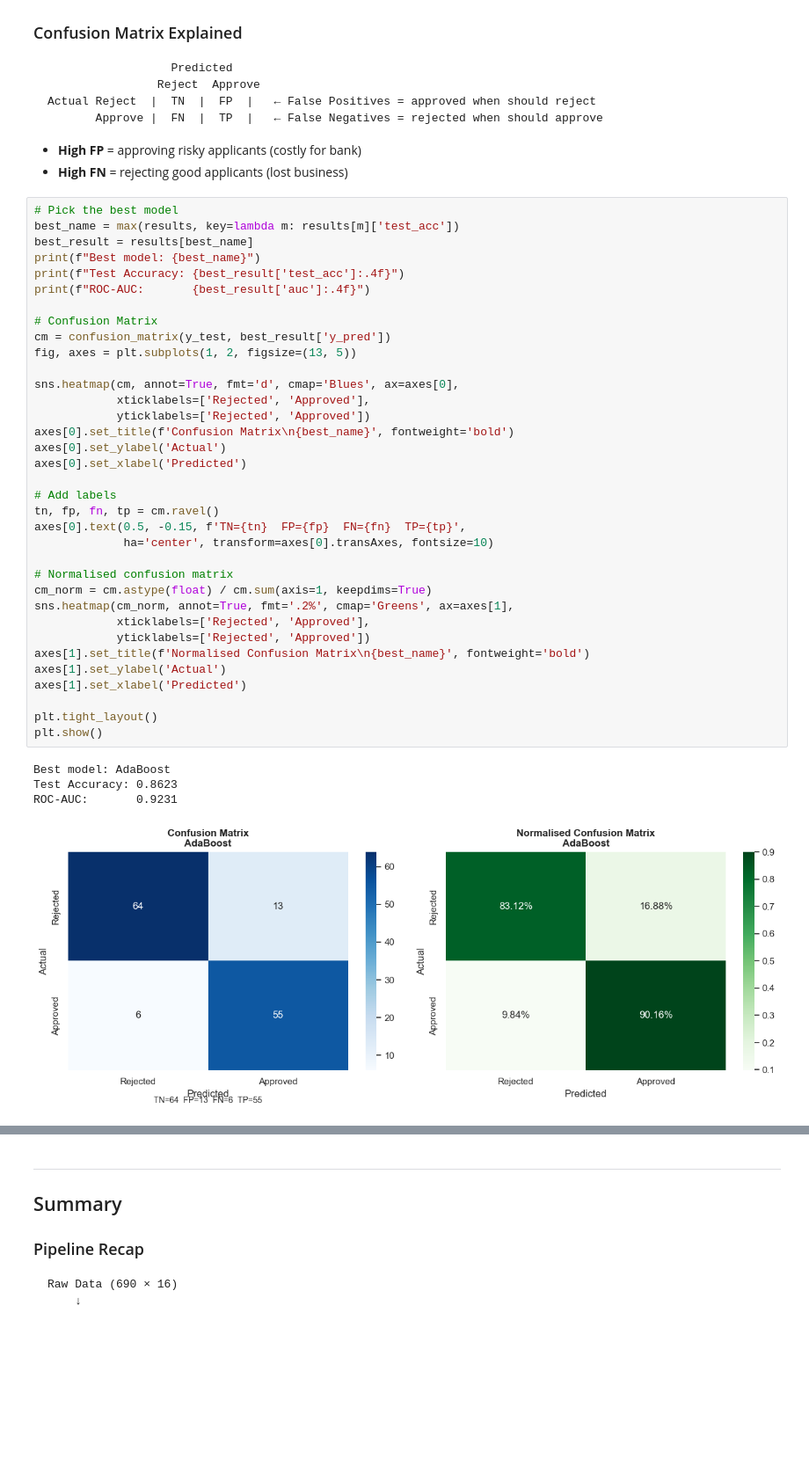
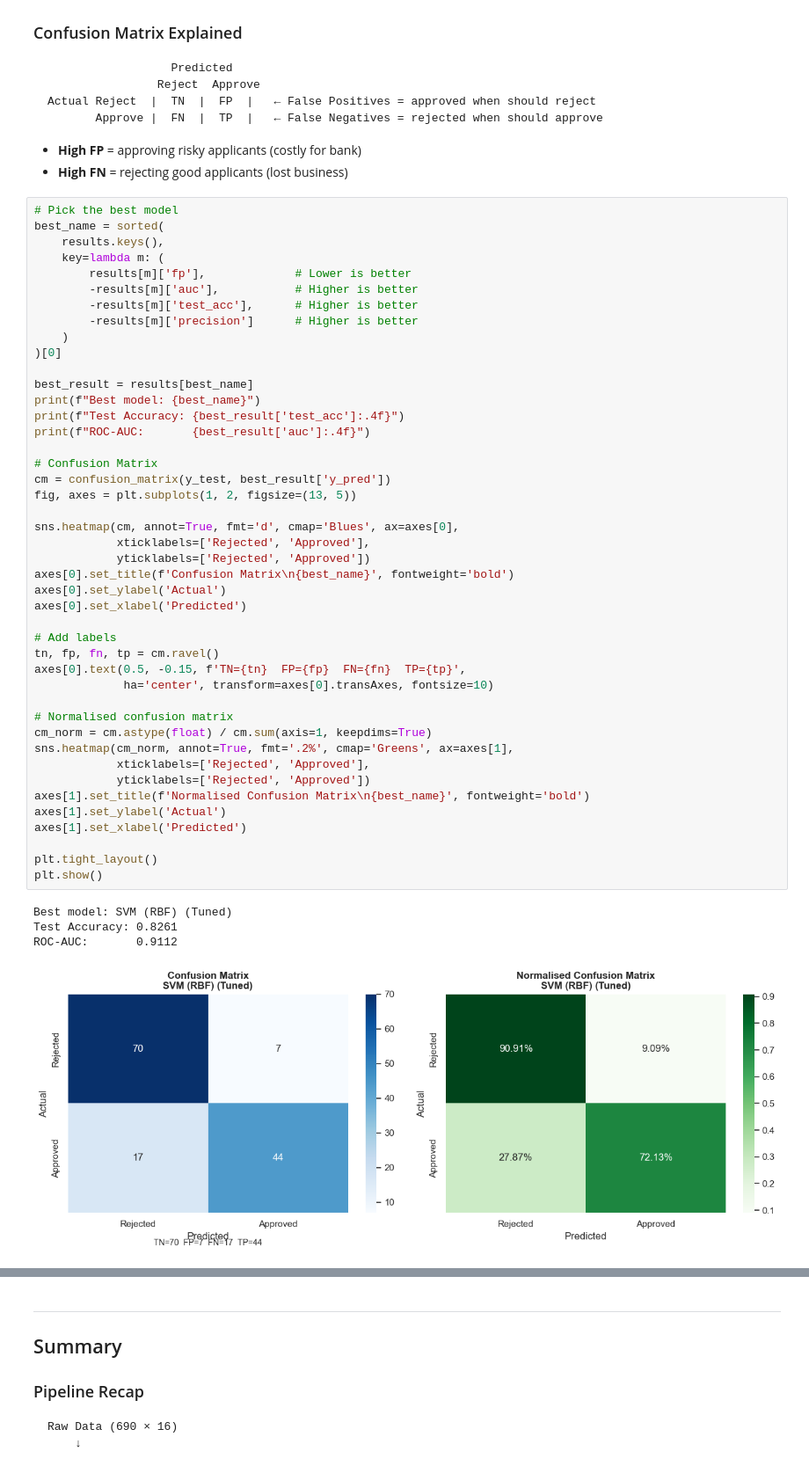
Before and after one commit to SubhabrataBarik/Machine-learning, a Jupyter notebook: kaggle/Credit_Card_Application/Credit_Card_Applications.ipynb, the cells around one changed output, grey strips where cells are left out. Shown at 88% size. Drawn from its saved outputs; the diff is of its cells as text; blank space fills up the shorter version.

```diff
--- a/kaggle/Credit_Card_Application/Credit_Card_Applications.ipynb
+++ b/kaggle/Credit_Card_Application/Credit_Card_Applications.ipynb
@@ -1317,44 +1348,53 @@ Actual Reject  |  TN  |  FP  |   ← False Positives = approved when should reje
 - **High FN** = rejecting good applicants (lost business)
 # %%
 # Pick the best model
-best_name = max(results, key=lambda m: results[m]['test_acc'])
+best_name = sorted(
+    results.keys(),
+    key=lambda m: (
+        results[m]['fp'],             # Lower is better
+        -results[m]['auc'],           # Higher is better
+        -results[m]['test_acc'],      # Higher is better
+        -results[m]['precision']      # Higher is better
+    )
+)[0]
+
 best_result = results[best_name]
 print(f"Best model: {best_name}")
 print(f"Test Accuracy: {best_result['test_acc']:.4f}")
 print(f"ROC-AUC:       {best_result['auc']:.4f}")
 
 # Confusion Matrix
 cm = confusion_matrix(y_test, best_result['y_pred'])
 fig, axes = plt.subplots(1, 2, figsize=(13, 5))
 
 sns.heatmap(cm, annot=True, fmt='d', cmap='Blues', ax=axes[0],
             xticklabels=['Rejected', 'Approved'],
             yticklabels=['Rejected', 'Approved'])
 axes[0].set_title(f'Confusion Matrix\n{best_name}', fontweight='bold')
 axes[0].set_ylabel('Actual')
 axes[0].set_xlabel('Predicted')
 
 # Add labels
 tn, fp, fn, tp = cm.ravel()
 axes[0].text(0.5, -0.15, f'TN={tn}  FP={fp}  FN={fn}  TP={tp}',
              ha='center', transform=axes[0].transAxes, fontsize=10)
 
 # Normalised confusion matrix
 cm_norm = cm.astype(float) / cm.sum(axis=1, keepdims=True)
 sns.heatmap(cm_norm, annot=True, fmt='.2%', cmap='Greens', ax=axes[1],
             xticklabels=['Rejected', 'Approved'],
             yticklabels=['Rejected', 'Approved'])
 axes[1].set_title(f'Normalised Confusion Matrix\n{best_name}', fontweight='bold')
 axes[1].set_ylabel('Actual')
 axes[1].set_xlabel('Predicted')
 
 plt.tight_layout()
 plt.show()
 # %% [output]
-Best model: AdaBoost
-Test Accuracy: 0.8623
-ROC-AUC:       0.9231
+Best model: SVM (RBF) (Tuned)
+Test Accuracy: 0.8261
+ROC-AUC:       0.9112
-[figure, old version]
+[figure, new version]
 # %%
 # Classification Report
 print("Classification Report:")
```
Also changed, not shown: parts of 4 cells of this notebook.
